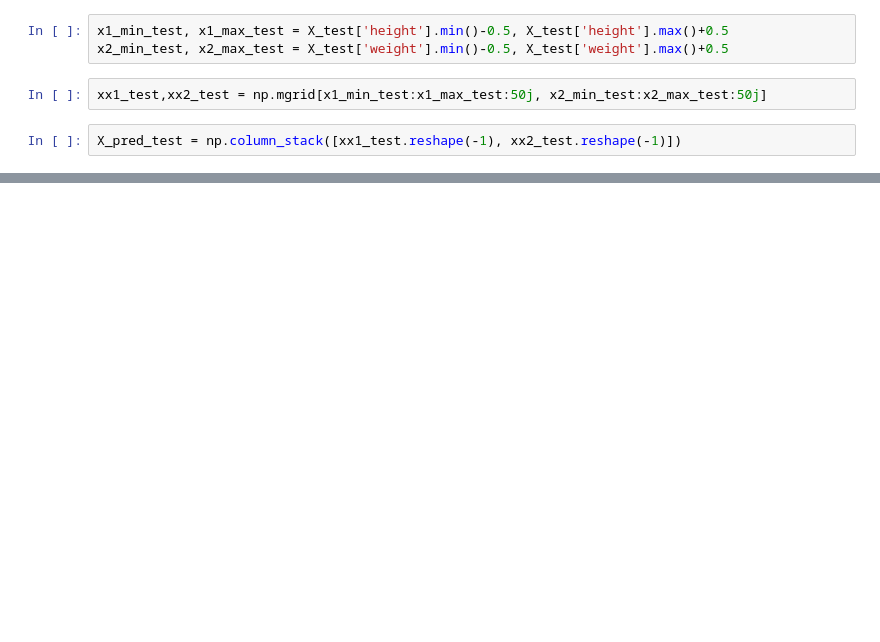
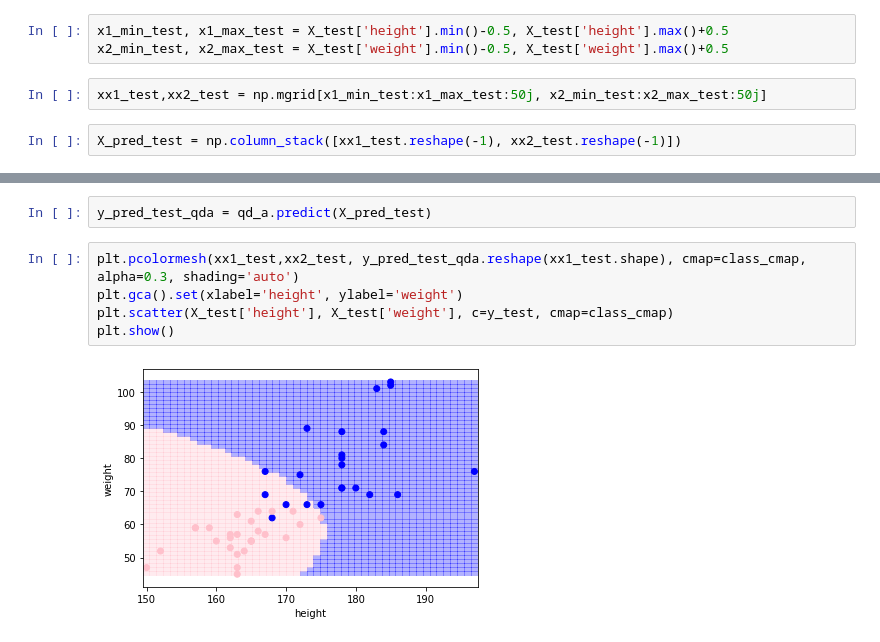
Before and after one commit to ileods/Labs, a Jupyter notebook: Лаба2/Часть 2..ipynb, the cells around one changed output, grey strips where cells are left out. Saved outputs shown, nothing was run; the diff lists cells and outputs as text; blank space fills up the shorter version.

```diff
--- a/Лаба2/Часть 2..ipynb
+++ b/Лаба2/Часть 2..ipynb
@@ -247,0 +264,9 @@ plt.show()
+# %%
+y_pred_test_qda = qd_a.predict(X_pred_test)
+# %%
+plt.pcolormesh(xx1_test,xx2_test, y_pred_test_qda.reshape(xx1_test.shape), cmap=class_cmap, alpha=0.3, shading='auto')
+plt.gca().set(xlabel='height', ylabel='weight')
+plt.scatter(X_test['height'], X_test['weight'], c=y_test, cmap=class_cmap)
+plt.show()
+# %% [output]
+[figure, added]
```
Also changed, not shown: parts of 20 cells of this notebook.
